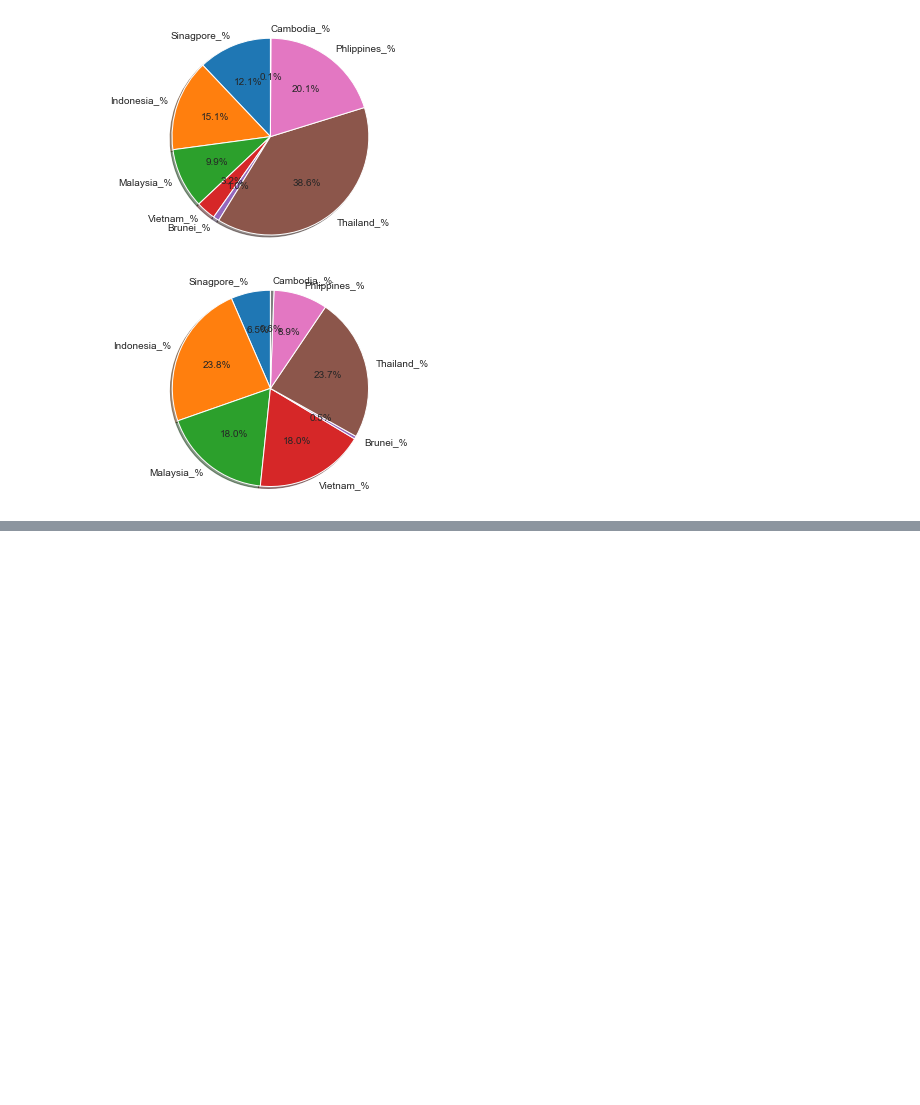
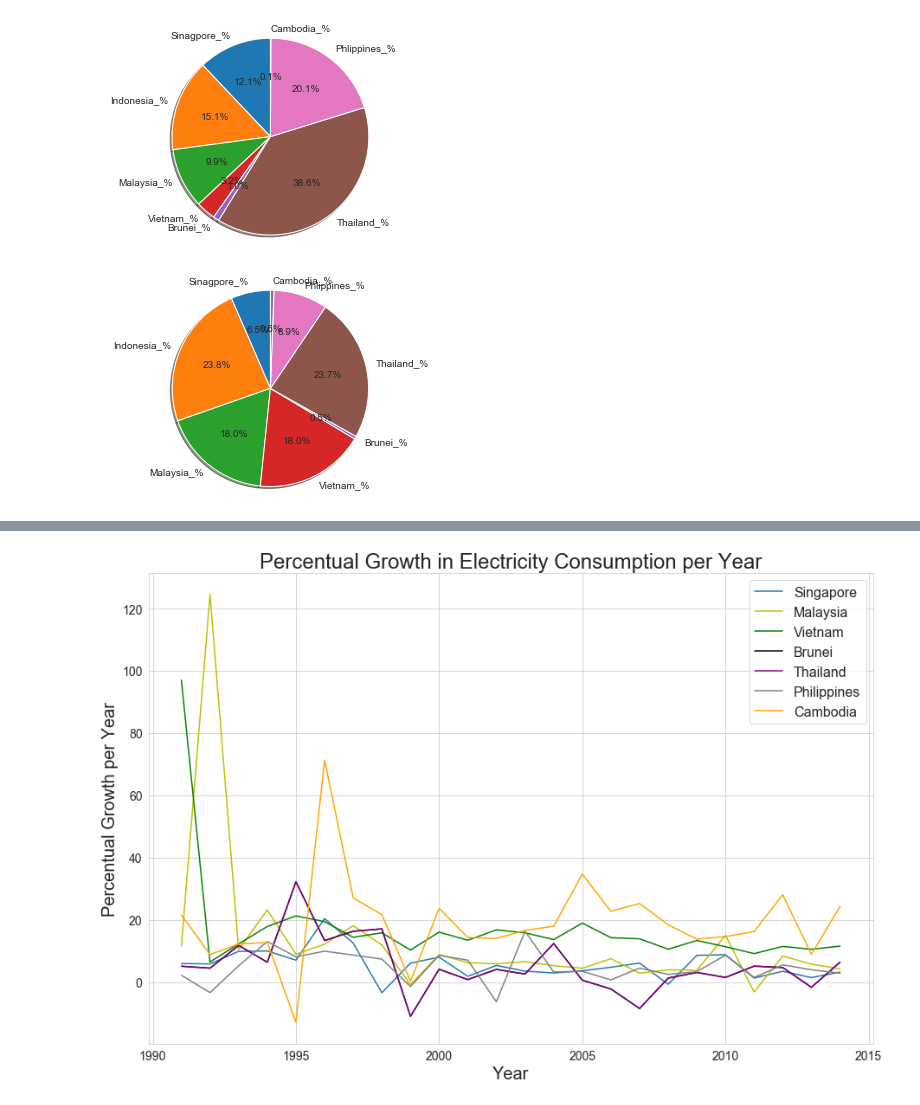
Before and after one commit to RetoHe/energy_statistics, a Jupyter notebook: ASEAN_Region.ipynb, the cells around one changed output, grey strips where cells are left out. Drawn from its saved outputs; the diff is of its cells as text; code cells hidden in the pictures; blank space fills up the shorter version.

Commit message:
Add files via upload
Percentual Growth per Year added

```diff
--- a/ASEAN_Region.ipynb
+++ b/ASEAN_Region.ipynb
@@ -285,0 +278,13 @@ pandas.core.series.Series
+# %%
+
+Percent_Growth_CONS = pd.DataFrame()
+# %%
+Percent_Growth_CONS["Singapore_%gain"] = round((ASEAN_CONS["Singapore_Consumption"].pct_change()*100),2)
+Percent_Growth_CONS["Indonesia_%gain"] = round((ASEAN_CONS["Indonesia_Consumption"].pct_change()*100),2)
+Percent_Growth_CONS["Malaysia_%gain"] = round((ASEAN_CONS["Malaysia_Consumption"].pct_change()*100),2)
+Percent_Growth_CONS["Vietnam_%gain"] = round((ASEAN_CONS["Vietnam_Consumption"].pct_change()*100),2)
+Percent_Growth_CONS["Brunei_%gain"] = round((ASEAN_CONS["Brunei_Consumption"].pct_change()*100),2)
+Percent_Growth_CONS["Thailand_%gain"] = round((ASEAN_CONS["Brunei_Consumption"].pct_change()*100),2)
+Percent_Growth_CONS["Philippines_%gain"] = round((ASEAN_CONS["Philippines_Consumption"].pct_change()*100),2)
+Percent_Growth_CONS["Cambodia_%gain"] = round((ASEAN_CONS["Cambodia_Consumption"].pct_change()*100),2)
+Percent_Growth_CONS["years"]= ASEAN_CONS["year"]
@@ -285,0 +313,31 @@ pandas.core.series.Series
+# %%
+gain_sing = Percent_Growth_CONS["Singapore_%gain"]
+gain_indo = Percent_Growth_CONS["Indonesia_%gain"]
+gain_malay = Percent_Growth_CONS["Malaysia_%gain"]
+gain_viet = Percent_Growth_CONS["Vietnam_%gain"]
+gain_brun = Percent_Growth_CONS["Brunei_%gain"]
+gain_thai = Percent_Growth_CONS["Thailand_%gain"]
+gain_phil = Percent_Growth_CONS["Philippines_%gain"]
+gain_camb = Percent_Growth_CONS["Cambodia_%gain"]
+gain_years = Percent_Growth_CONS["years"]
+# %%
+plt.figure(figsize=(15,10))
+plt.xticks(fontsize=14)
+plt.yticks(fontsize=14)
+plt.plot(gain_years,gain_sing,label="Singapore")
+#plt.plot(gain_years,gain_indo,'r',label="Indonesia")
+plt.plot(gain_years,gain_malay,'y',label="Malaysia")
+plt.plot(gain_years,gain_viet,'green',label="Vietnam")
+plt.plot(gain_years,gain_brun,'black',label="Brunei")
+plt.plot(gain_years,gain_thai,'purple',label="Thailand")
+plt.plot(gain_years,gain_phil,'grey',label="Philippines")
+plt.plot(gain_years,gain_camb,'orange',label="Cambodia")
+
+
+plt.legend(fontsize=16)
+plt.ylabel("Percentual Growth per Year",fontsize=20)
+plt.xlabel('Year',fontsize=20)
+plt.title('Percentual Growth in Electricity Consumption per Year',fontsize=24)
+plt.show()
+# %% [output]
+[figure, added]
```
Also changed, not shown: parts of 12 cells of this notebook.
